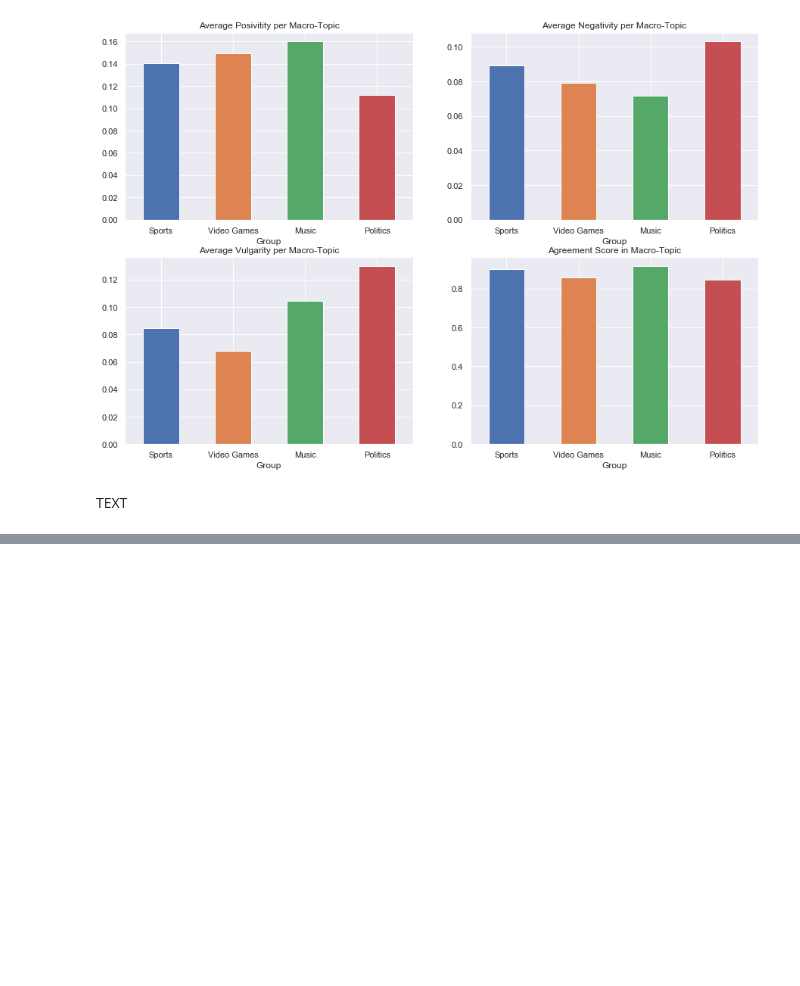
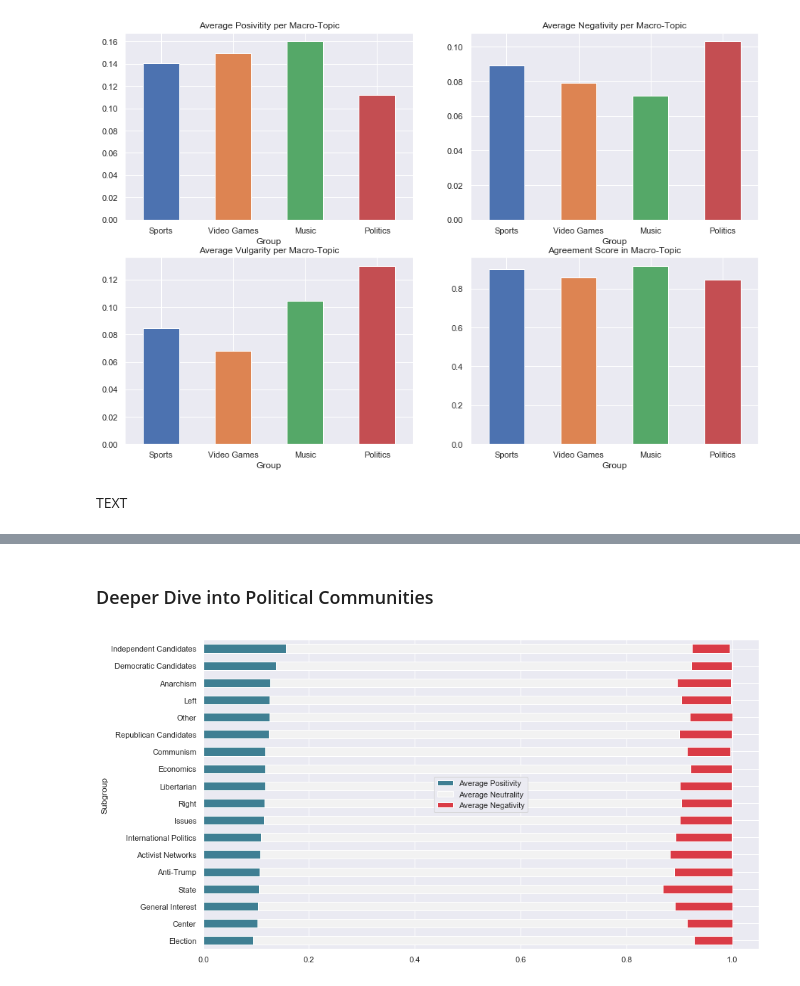
Before and after one commit to MetaHG/Reddit-opinions-polarization, a Jupyter notebook: notebooks/Communities.ipynb, the cells around one changed output, grey strips where cells are left out. Cells and saved outputs as stored; diff of their text form; code cells hidden in the pictures; blank space fills up the shorter version.

```diff
--- a/notebooks/Communities.ipynb
+++ b/notebooks/Communities.ipynb
@@ -655,0 +171,20 @@ spark.sql("""
+# %% [markdown]
+### Deeper Dive into Political Communities
+# %%
+# Using Spark, get the mean positivity, negativity, neutrality, etc... for each "Group" (= macro-community)
+nlp_per_community_subgroup_avg_df = nlp_per_community.filter(func.col('Group') == func.lit('Politics')).groupBy(func.col('Subgroup')).mean().toPandas().set_index('Subgroup').rename(columns={
+    'avg(Negativity)': 'Average Negativity',
+    'avg(Positivity)': 'Average Positivity',
+    'avg(Neutrality)': 'Average Neutrality',
+    'avg(Vulgarity)': 'Average Vulgarity'
+})
+
+# Plot the neutrality, positivity and negativity of each Group
+_ = nlp_per_community_subgroup_avg_df[['Average Positivity', 'Average Neutrality','Average Negativity']].sort_values('Average Positivity').plot(
+    kind='barh',
+    stacked=True,
+    colormap=ListedColormap(sns.diverging_palette(220, 10, sep=80, n=3)),
+    figsize=(14,8)
+)
+# %% [output]
+[figure, added]
```
Also changed, not shown: parts of 84 cells of this notebook, 2 other files.
